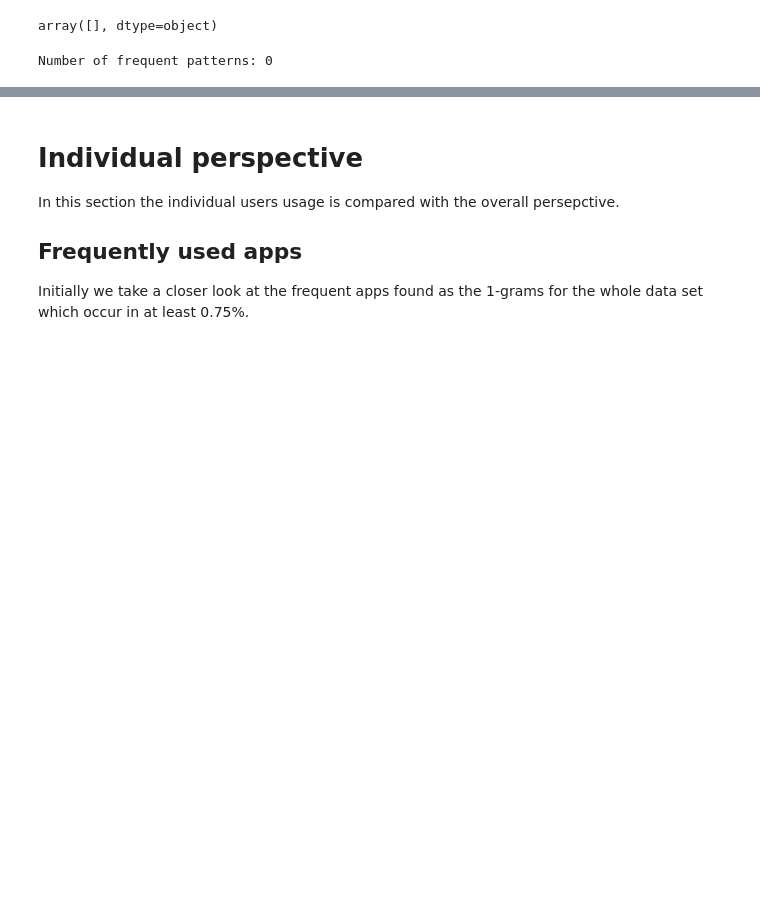
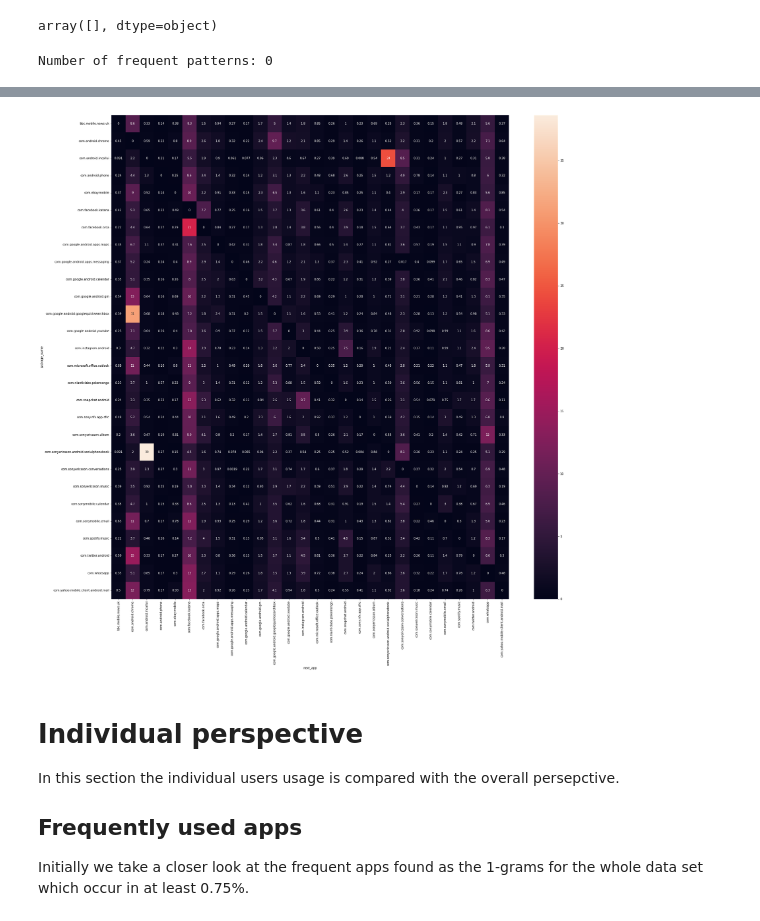
Before and after one commit to ClaraAndersen/motifs_and_competition_in_app_usage, a Jupyter notebook: N-grams.ipynb, the cells around one changed output, grey strips where cells are left out. Cells and saved outputs as stored; diff of their text form; code cells hidden in the pictures; blank space fills up the shorter version.

Commit message:
n-grams with updated transition matrix

```diff
--- a/N-grams.ipynb
+++ b/N-grams.ipynb
@@ -454,3 +485,16 @@ Number of frequent patterns: 0
+# %%
+df_transaction['probability'] =df_transaction.next_count/df_transaction.app_count*100
+# %%
+df_transaction.drop(['next_count', 'app_count'], axis=1, inplace=True)
+# %%
+Transaction_matrix = df_transaction.set_index(['package_name','next_app']).stack().unstack(level=1).droplevel(1)
+# %%
+Transaction_matrix=Transaction_matrix.fillna(0)
+# %%
+fig, ax = plt.subplots(figsize=(30,30))
+ax = sns.heatmap(Transaction_matrix, annot=True)
+# %% [output]
+[figure, added]
 # %% [markdown]
 # Individual perspective
 In this section the individual users usage is compared with the overall persepctive.
```
Also changed, not shown: parts of 75 cells of this notebook.
